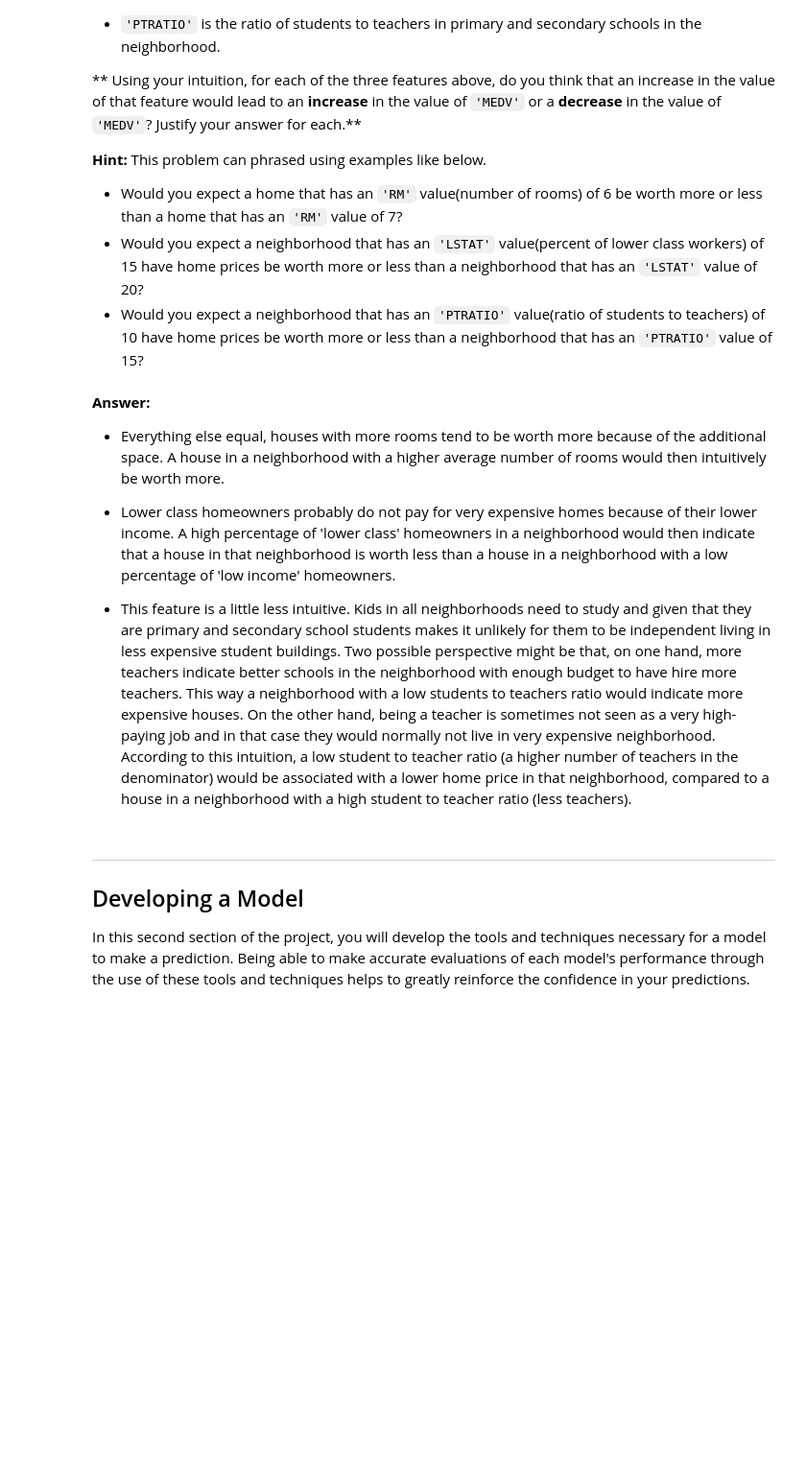
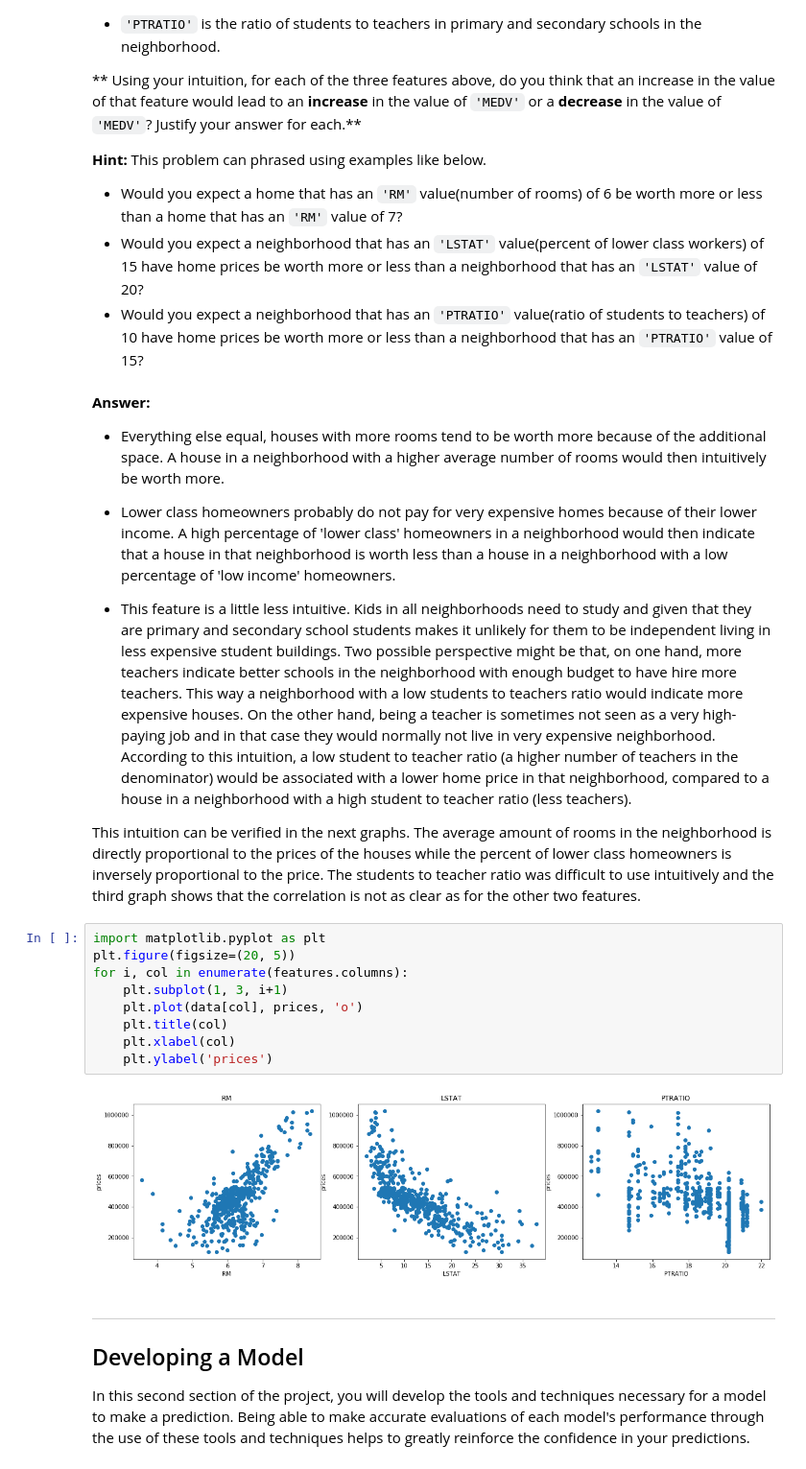
Before and after one commit to KalleBylin/boston_housing, a Jupyter notebook: boston_housing.ipynb, the cells around one changed output. Shown: that part at 96% size. Drawn from its saved outputs; the diff is of its cells as text; blank space fills up the shorter version.

```diff
--- a/boston_housing.ipynb
+++ b/boston_housing.ipynb
@@ -106,6 +106,19 @@ As a reminder, we are using three features from the Boston housing dataset: `'RM
 
 
 - This feature is a little less intuitive. Kids in all neighborhoods need to study and given that they are primary and secondary school students makes it unlikely for them to be independent living in less expensive student buildings. Two possible perspective might be that, on one hand, more teachers indicate better schools in the neighborhood with enough budget to have hire more teachers. This way a neighborhood with a low students to teachers ratio would indicate more expensive houses. On the other hand, being a teacher is sometimes not seen as a very high-paying job and in that case they would normally not live in very expensive neighborhood. According to this intuition, a low student to teacher ratio (a higher number of teachers in the denominator) would be associated with a lower home price in that neighborhood, compared to a house in a neighborhood with a high student to teacher ratio (less teachers).
+
+This intuition can be verified in the next graphs. The average amount of rooms in the neighborhood is directly proportional to the prices of the houses while the percent of lower class homeowners is inversely proportional to the price. The students to teacher ratio was difficult to use intuitively and the third graph shows that the correlation is not as clear as for the other two features.
+# %%
+import matplotlib.pyplot as plt
+plt.figure(figsize=(20, 5))
+for i, col in enumerate(features.columns):
+    plt.subplot(1, 3, i+1)
+    plt.plot(data[col], prices, 'o')
+    plt.title(col)
+    plt.xlabel(col)
+    plt.ylabel('prices')
+# %% [output]
+[figure, added]
 # %% [markdown]
 ----
 
```
Also changed, not shown: parts of 7 cells of this notebook, 1 other file.
